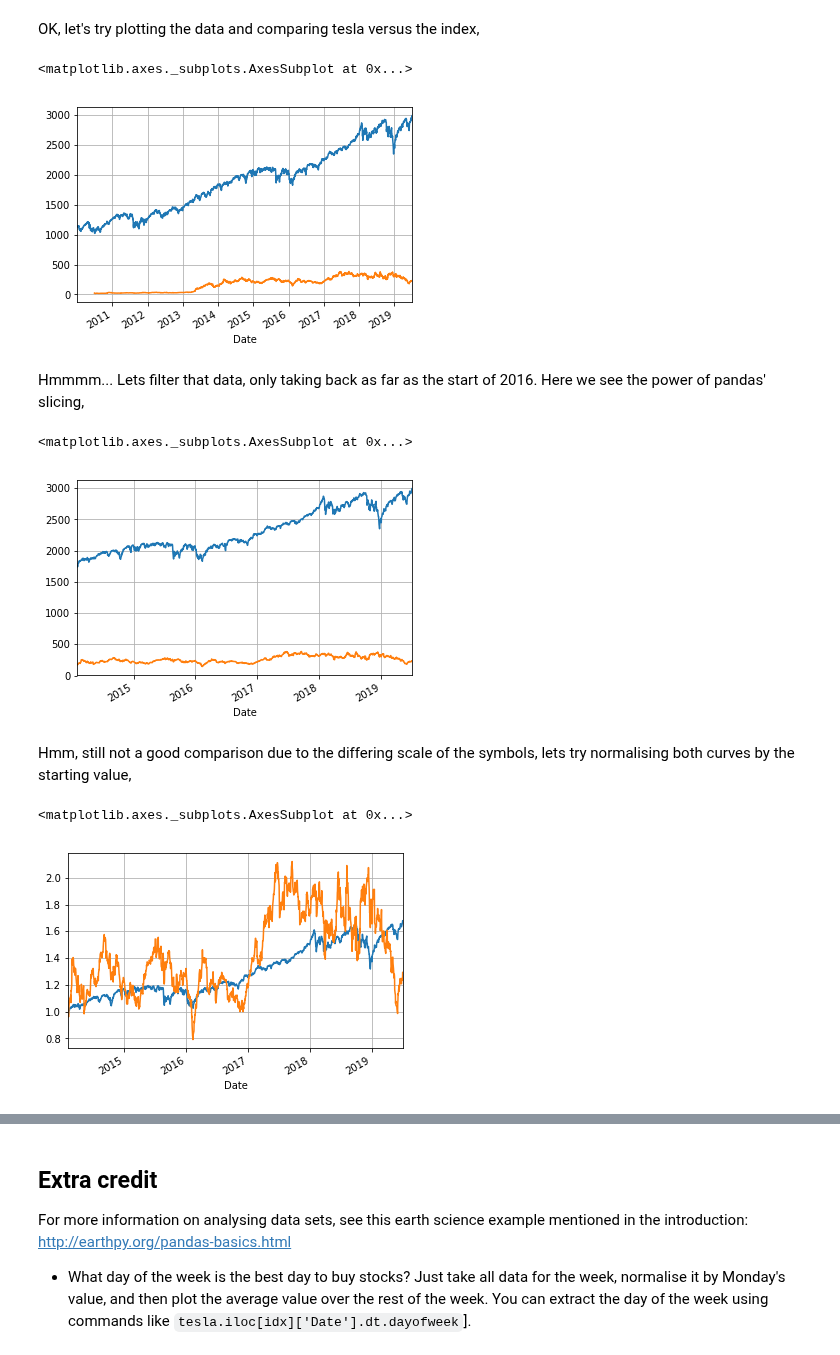
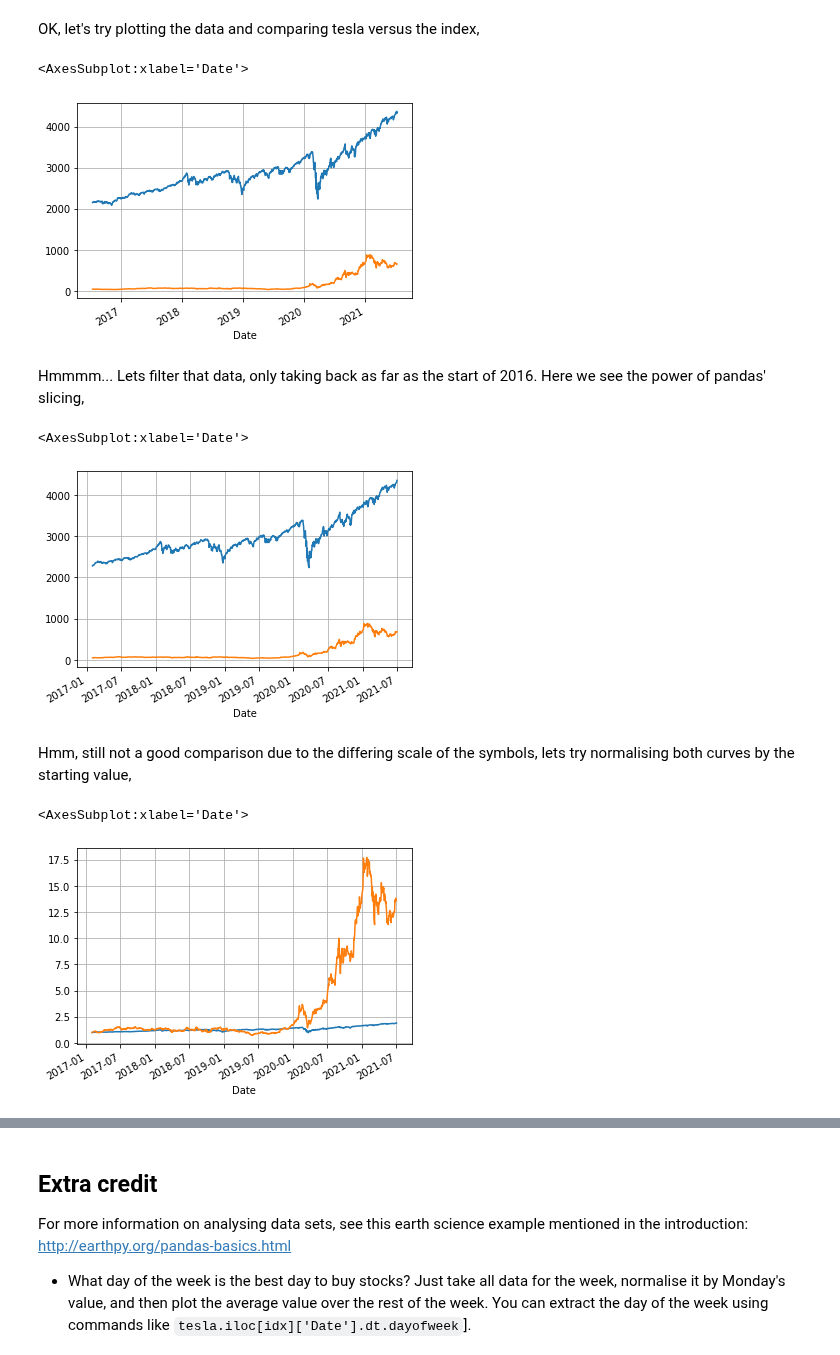
Before and after one commit to toastedcrumpets/CCP5_Python_examples, a Jupyter notebook: 05- Example, Stock analysis using pandas.ipynb, the cells around one changed output, grey strips where cells are left out. Saved outputs shown, nothing was run; the diff lists cells and outputs as text; code cells hidden in the pictures.

```diff
--- a/05- Example, Stock analysis using pandas.ipynb
+++ b/05- Example, Stock analysis using pandas.ipynb
@@ -25,10 +25,10 @@ if not os.path.isfile("stock_data.p"):
 
     # Let's get Tesla stock data; Tesla's ticker symbol is TSLA on the US NASDAQ exchange
     # First argument is the series we want, second is the source ("yahoo" works at the moment)
-    tsla = web.DataReader("TSLA", "yahoo")
+    tsla = web.DataReader("TSLA.US", "stooq")
 
     # We'll also extract the Standard & Poor 500 index (sum of the top 500 US companies)
-    sapx = web.DataReader("^GSPC", "yahoo")
+    sapx = web.DataReader("^SPX", "stooq")
 
     outfile = open("stock_data.p", "wb")
     pickle.dump([tsla, sapx], outfile) #save tesla and S&P indeX
@@ -85,34 +76,34 @@ OK, let's try plotting the data and comparing tesla versus the index,
 sapx["Close"].plot(grid = True) # Plot the closing price of S&P 500
 tsla["Close"].plot(grid = True) # Plot the closing price of Tesla
 # %% [output]
-<matplotlib.axes._subplots.AxesSubplot at 0x...>
+<AxesSubplot:xlabel='Date'>
-[figure, old version]
+[figure, new version]
 # %% [markdown]
 Hmmmm... Lets filter that data, only taking back as far as the start of 2016. Here we see the power of pandas' slicing,
 # %%
 import datetime
-#Lets set some dates
-start = datetime.datetime(2014,2,1)
-end = datetime.datetime(2019,7,7)
+#Lets set some dates, note the start/end are backwards as the data is ordered newest to oldest
+end = datetime.datetime(2017,2,1)
+start = datetime.datetime(2021,7,4)
 
-#This demonstrates the power of pandas, 2019/7/7 is a Sunday
-#so there's no market data but it just grabs all points within that timeframe.
-spx.loc[start:end]["Close"].plot(grid = True)
-tesla.loc[start:end]["Close"].plot(grid = True)
+#This demonstrates the power of pandas, 2021/7/4 is a Sunday
+#so there's no market data but it just grabs all points within that timeframe. It does the "smart" thing, instead of complaining the dates are bad.
+sapx.loc[start:end]["Close"].plot(grid = True)
+tsla.loc[start:end]["Close"].plot(grid = True)
 # %% [output]
-<matplotlib.axes._subplots.AxesSubplot at 0x...>
+<AxesSubplot:xlabel='Date'>
-[figure, old version]
+[figure, new version]
 # %% [markdown]
 Hmm, still not a good comparison due to the differing scale of the symbols, lets try normalising both curves by the starting value,
 # %%
 # Get the index of the datapoints closest to the start date
-sapx_idx_start = sapx.index.get_loc(start, method='nearest')
-tsla_idx_start = tsla.index.get_loc(start, method='nearest')
+sapx_idx_start = sapx.index.get_loc(end, method='nearest')
+tsla_idx_start = tsla.index.get_loc(end, method='nearest')
 
 # Now divide all data by the closing price on that date and plot
 (sapx.loc[start:end]["Close"] / sapx.iloc[sapx_idx_start]["Close"]).plot(grid = True)
 (tsla.loc[start:end]["Close"] / tsla.iloc[tsla_idx_start]["Close"]).plot(grid = True)
 # %% [output]
-<matplotlib.axes._subplots.AxesSubplot at 0x...>
+<AxesSubplot:xlabel='Date'>
-[figure, old version]
+[figure, new version]
 # %% [markdown]
```
Also changed, not shown: parts of 5 cells of this notebook, 6 other files.
